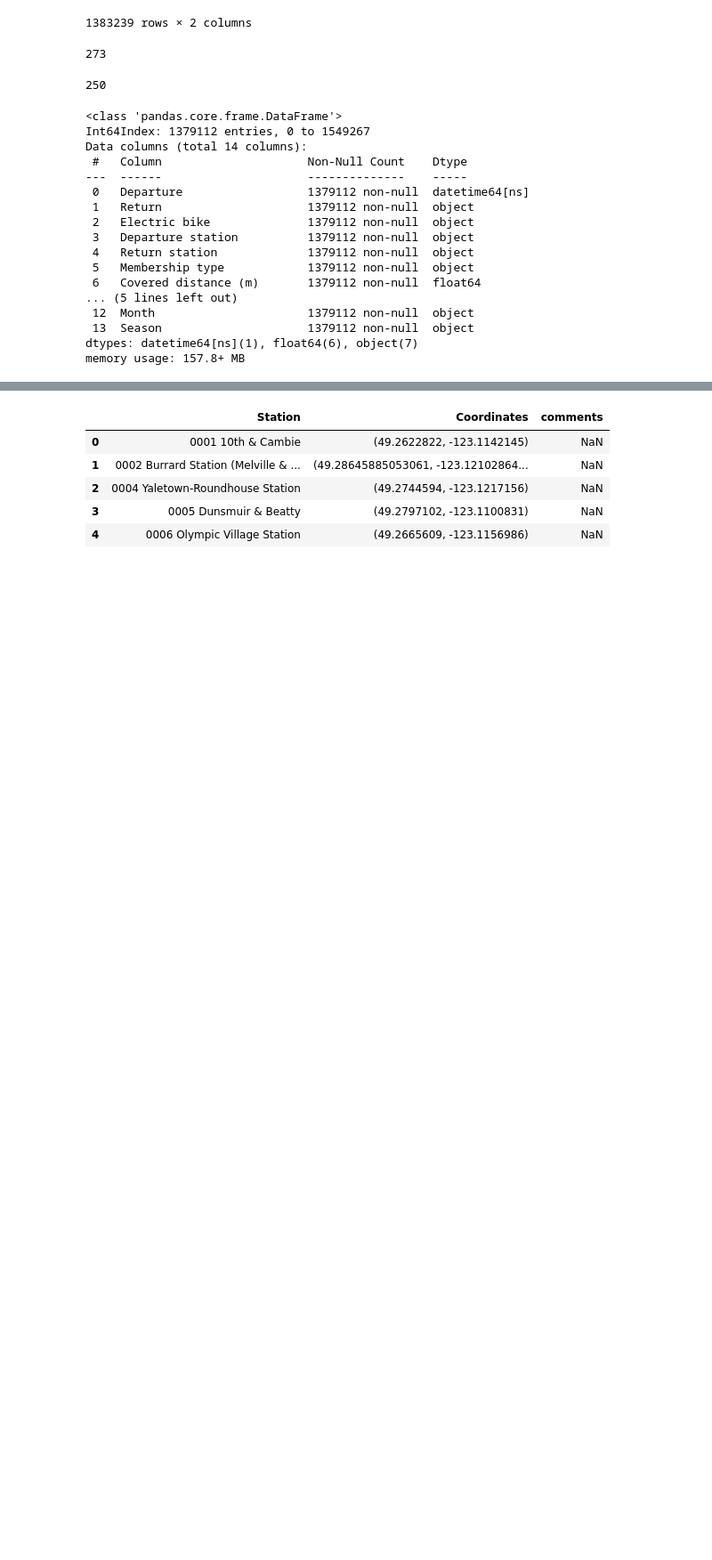
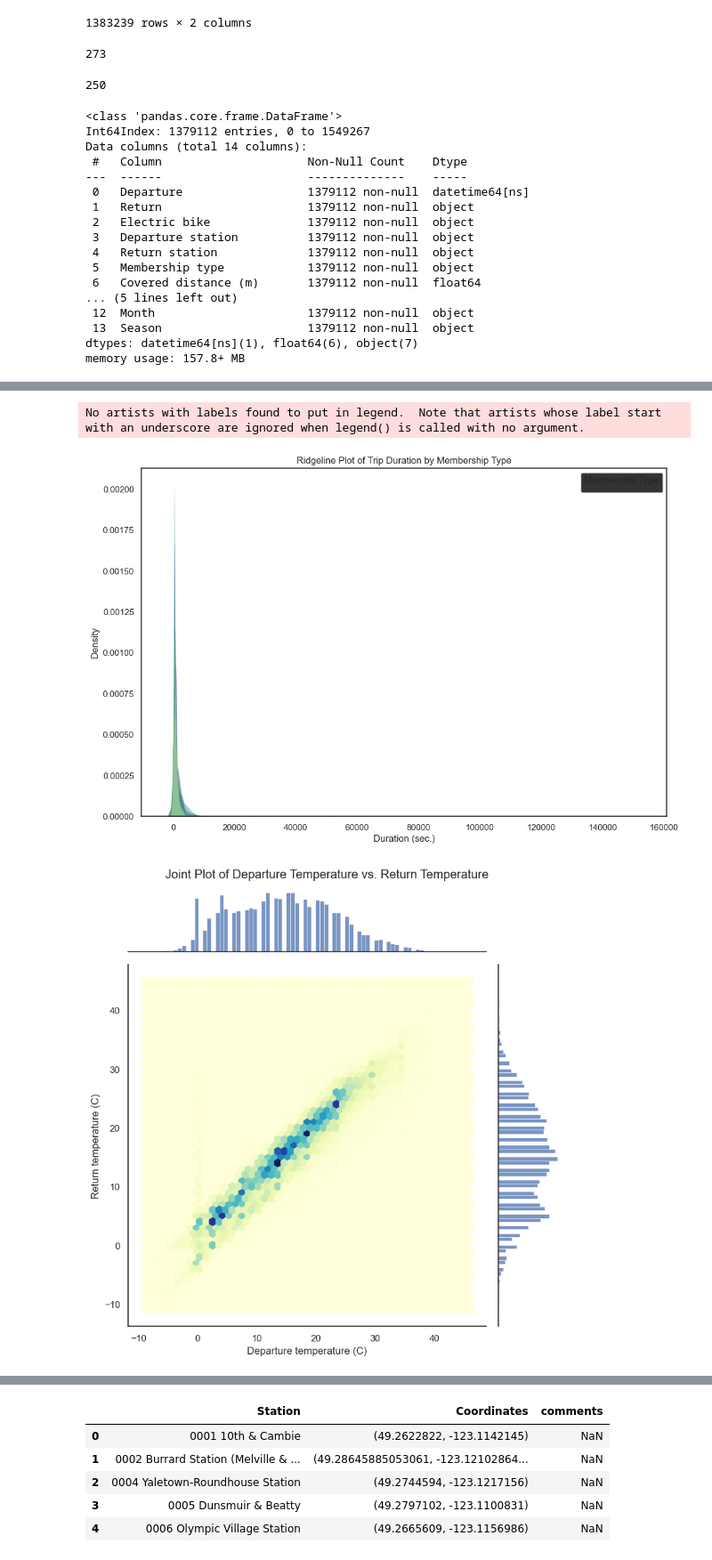
Before and after one commit to nccoutinho/CycleSync-Dashboard, a Jupyter notebook: bikeshare_dashboard/Untitled.ipynb, the cells around one changed output, grey strips where cells are left out. Shown at 89% size. Cells and saved outputs as stored; diff of their text form; code cells hidden in the pictures; blank space fills up the shorter version.

```diff
--- a/bikeshare_dashboard/Untitled.ipynb
+++ b/bikeshare_dashboard/Untitled.ipynb
@@ -527,0 +538,43 @@ Name: Month, dtype: int64
+# %%
+import seaborn as sns
+
+# Example 1: Ridgeline Plot of Duration by Membership Type and Electric Bike Usage
+plt.figure(figsize=(12, 8))
+sns.set(style="white", rc={"axes.facecolor": (0, 0, 0, 0)})
+
+# Create ridgeline plot
+sns.kdeplot(
+    data=combined_df,
+    x="Duration (sec.)",
+    hue="Membership type",
+    fill=True,
+    common_norm=False,
+    palette="crest",
+    alpha=.5,
+    linewidth=0,
+)
+
+plt.title('Ridgeline Plot of Trip Duration by Membership Type')
+plt.xlabel('Duration (sec.)')
+plt.ylabel('Density')
+plt.legend(title='Membership Type', loc='upper right')
+plt.show()
+
+# Example 2: Joint Plot of Departure Temperature vs. Return Temperature
+sns.jointplot(data=combined_df, x="Departure temperature (C)", y="Return temperature (C)", kind="hex", cmap="YlGnBu", height=8)
+plt.suptitle('Joint Plot of Departure Temperature vs. Return Temperature', y=1.02)
+plt.show()
+
+# Example 3: Clustered Box Plot of Covered Distance by Membership Type and Electric Bike Usage
+plt.figure(figsize=(12, 8))
+sns.boxplot(data=combined_df, x="Membership type", y="Covered distance (m)", hue="Electric bike", palette="Set3")
+plt.title('Covered Distance by Membership Type and Electric Bike Usage')
+plt.xlabel('Membership Type')
+plt.ylabel('Covered Distance (m)')
+plt.legend(title='Electric Bike', loc='upper right')
+plt.xticks(rotation=45)
+plt.show()
+# %% [output]
+No artists with labels found to put in legend.  Note that artists whose label start with an underscore are ignored when legend() is called with no argument.
+[figure, added]
+[figure, added]
```
Also changed, not shown: parts of 8 cells of this notebook.
